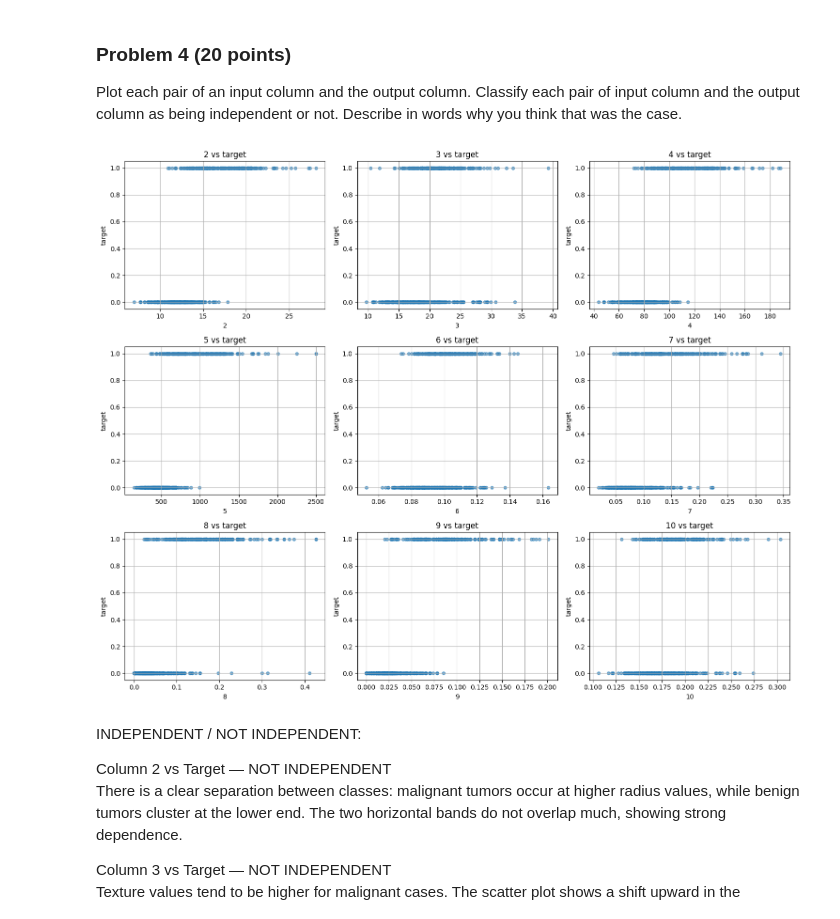
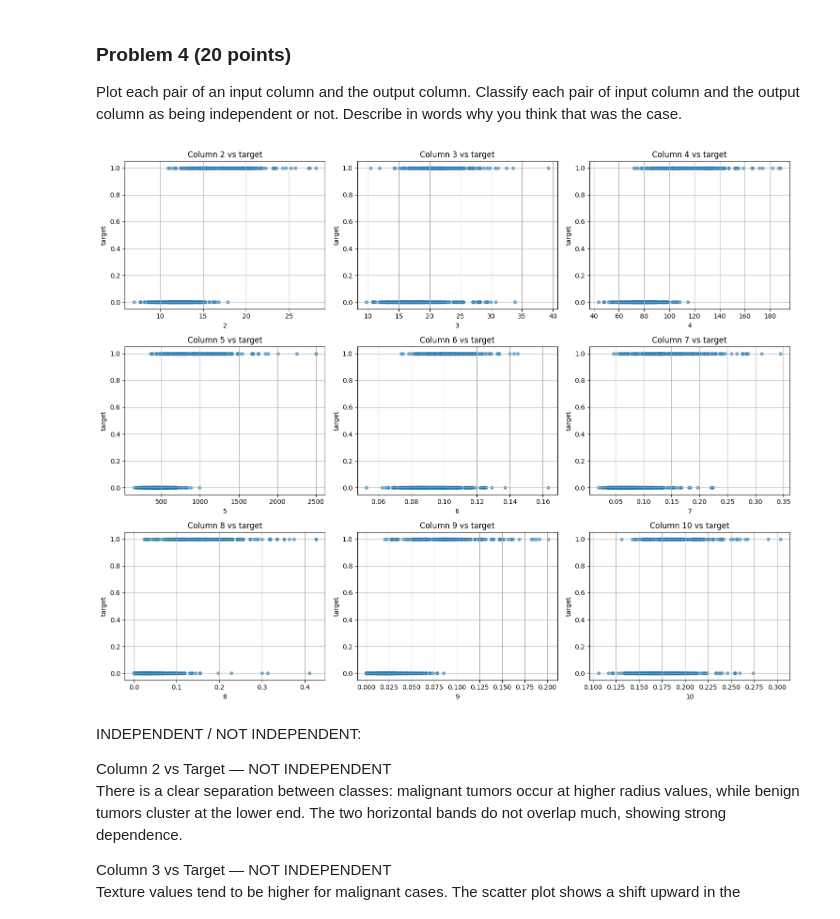
Before and after one commit to dho053-bu/dx601-final-project, a Jupyter notebook: project.ipynb, the cells around one changed output. Cells and saved outputs as stored; diff of their text form; code cells hidden in the pictures.

```diff
--- a/project.ipynb
+++ b/project.ipynb
@@ -229,20 +229,20 @@ Describe in words why you think that was the case.
 # %%
 output_col = "target"
 input_cols = df.columns[1:10]   # first 9 input columns
 
 fig, axes = plt.subplots(3, 3, figsize=(15, 12))
 
 for ax, col in zip(axes.ravel(), input_cols):
     ax.scatter(df[col], df[output_col], alpha=0.6, s=20)
-    ax.set_title(f'{col} vs {output_col}')
+    ax.set_title(f'Column {col} vs {output_col}')
     ax.set_xlabel(col)
     ax.set_ylabel(output_col)
     ax.grid(True)
 
 plt.tight_layout()
 plt.show()
 # %% [output]
-[figure, old version]
+[figure, new version]
 # %% [markdown]
 INDEPENDENT / NOT INDEPENDENT:
 
```
Also changed, not shown: parts of 7 cells of this notebook.
